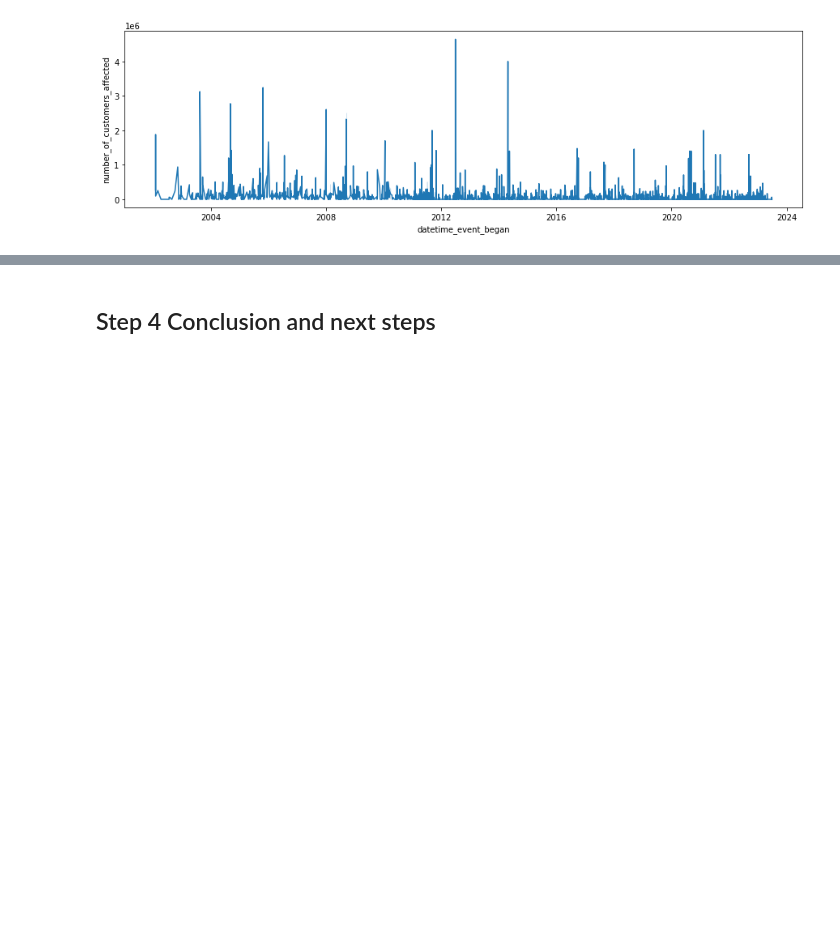
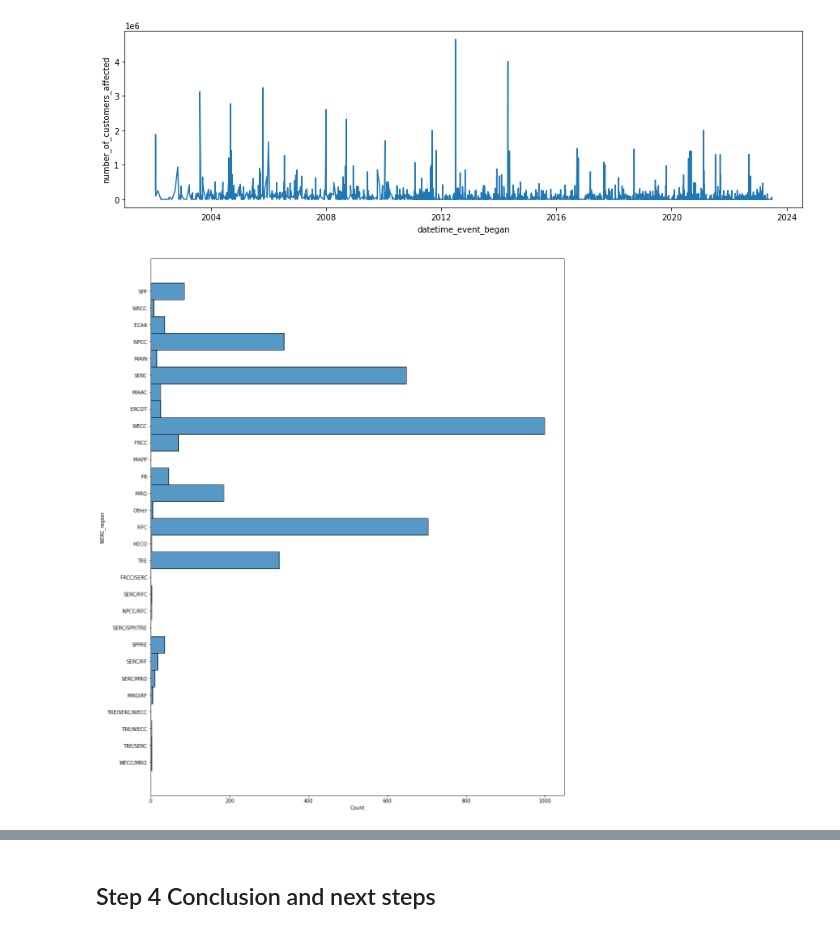
Before and after one commit to Meg-Guidry/maven_power_outage_challenge, a Jupyter notebook: Maven_Power_Outage_Challenge_Notebook.ipynb, the cells around one changed output, grey strips where cells are left out. Drawn from its saved outputs; the diff is of its cells as text; code cells hidden in the pictures; blank space fills up the shorter version.

Commit message:
updated some figures

```diff
--- a/Maven_Power_Outage_Challenge_Notebook.ipynb
+++ b/Maven_Power_Outage_Challenge_Notebook.ipynb
@@ -529,3 +515,9 @@ sns.lineplot(data=disturbances, x='datetime_event_began', y="number_of_customers
 plt.show()
 # %% [output]
 [figure]
+# %%
+plt.figure(figsize=(15, 20))
+sns.histplot(data=disturbances, y='NERC_region')
+plt.show()
+# %% [output]
+[figure, added]
```
Also changed, not shown: parts of 10 cells of this notebook.
